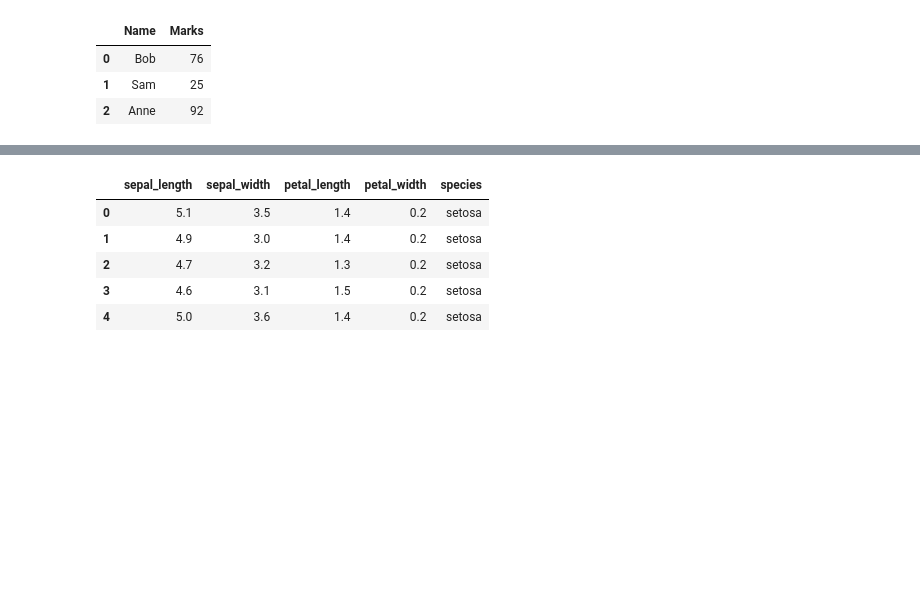
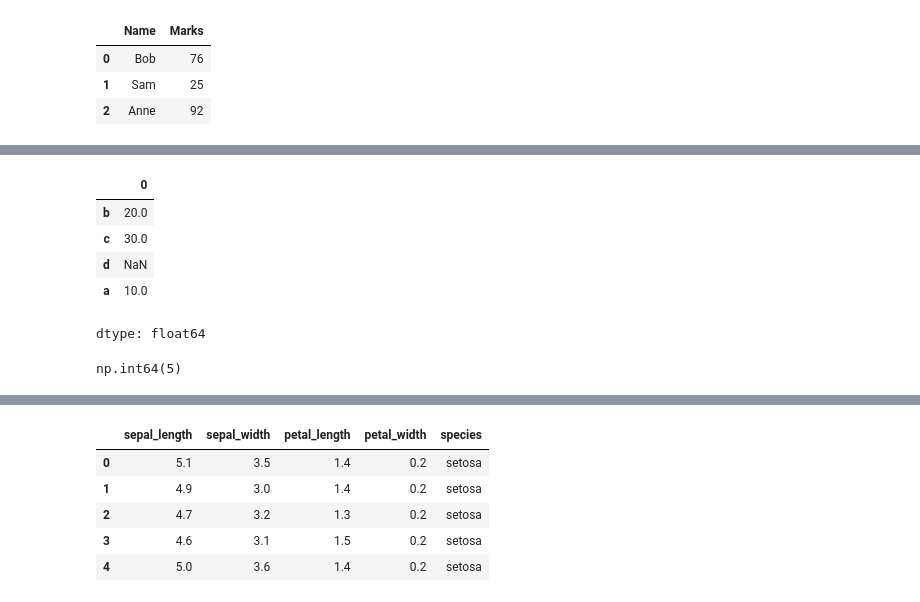
Before and after one commit to Ashutosh4328/Infosys_springboard-6.0, a Jupyter notebook: Ashutosh_Infosys_SkillMatch.ipynb, the cells around one changed output, grey strips where cells are left out. Saved outputs shown, nothing was run; the diff lists cells and outputs as text; code cells hidden in the pictures; blank space fills up the shorter version.

```diff
--- a/Ashutosh_Infosys_SkillMatch.ipynb
+++ b/Ashutosh_Infosys_SkillMatch.ipynb
@@ -157,0 +167,15 @@ pd.DataFrame({"Name":['Bob','Sam','Anne'],"Marks":[76,25,92]})
+# %%
+import pandas as pd
+pd.Series({"a":10,"b":20,"c":30},index=["b","c","d","a"])
+# %% [output]
+|  | 0 |
+| b | 20.0 |
+| c | 30.0 |
+| d | NaN |
+| a | 10.0 |
+dtype: float64
+# %%
+s1=pd.Series([1,2,3,4,5,6,7,8,9])
+s1[4]
+# %% [output]
+np.int64(5)
```
Also changed, not shown: parts of 3 cells of this notebook.
